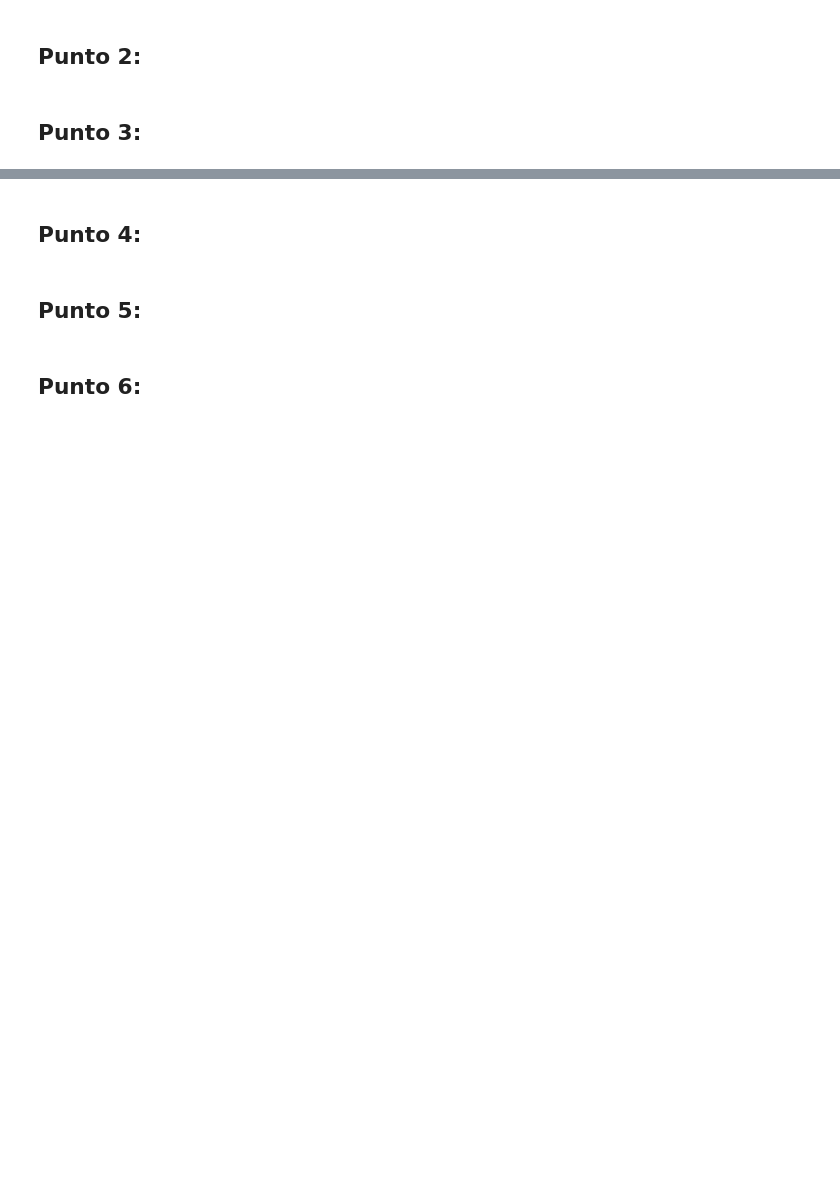
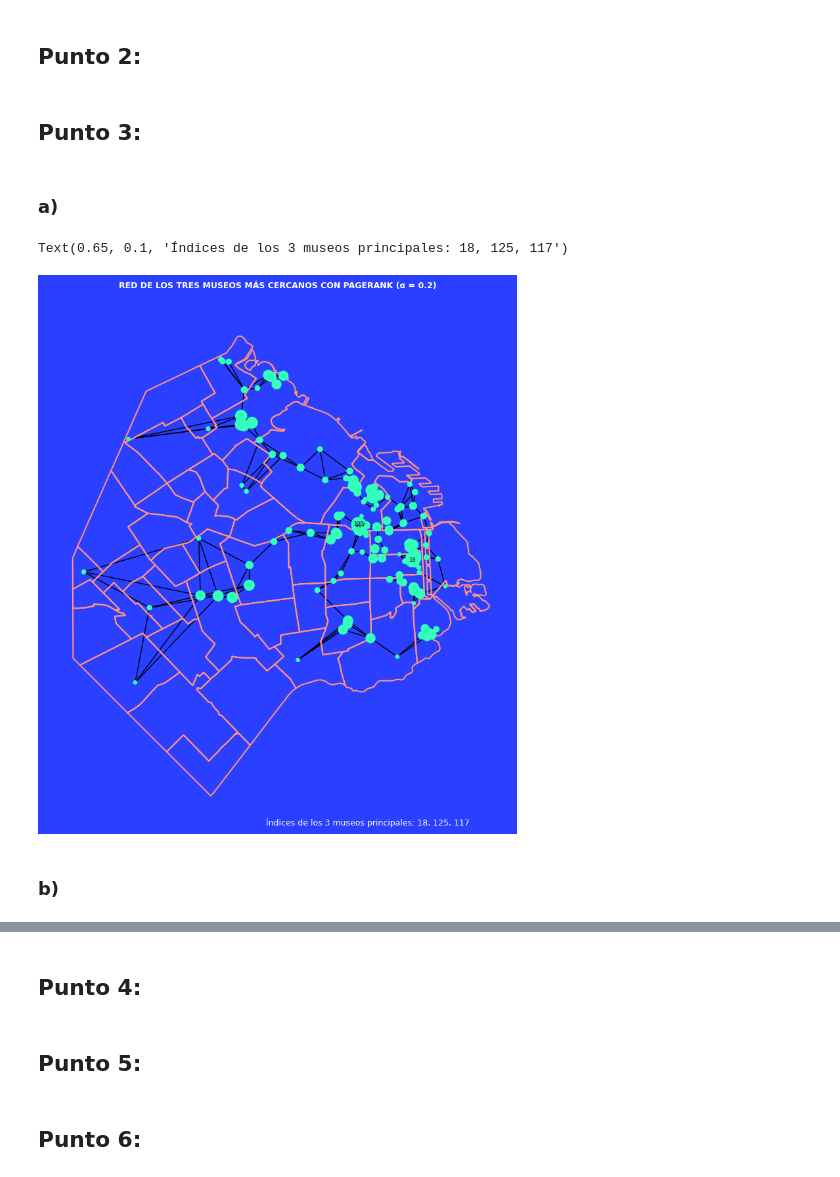
Before and after one commit to EvaI22/TP-ALC, a Jupyter notebook: TP1_template.ipynb, the cells around one changed output, grey strips where cells are left out. Cells and saved outputs as stored; diff of their text form; code cells hidden in the pictures; blank space fills up the shorter version.

```diff
--- a/TP1_template.ipynb
+++ b/TP1_template.ipynb
@@ -376,3 +366,67 @@ def calcula_B(C,cantidad_de_visitas):
 ## Punto 2:
 # %% [markdown]
 ## Punto 3:
+# %%
+# Datos de los museos y barrios
+museos = gpd.read_file('https://raw.githubusercontent.com/MuseosAbiertos/Leaflet-museums-OpenStreetMap/refs/heads/principal/data/export.geojson')
+barrios = gpd.read_file('https://cdn.buenosaires.gob.ar/datosabiertos/datasets/ministerio-de-educacion/barrios/barrios.geojson')
+# Matriz de distancias
+D = museos.to_crs("EPSG:22184").geometry.apply(lambda g: museos.to_crs("EPSG:22184").distance(g)).round().to_numpy()
+# Tabla de ranking
+ranking_museos = pd.DataFrame(columns=['museo','m_conexiones','alfa','pr','puesto'])
+# %% [markdown]
+### a)
+# %%
+A = construye_adyacencia(D,3)  # Matriz de adyacencia con los 3 museos más cercanos
+alfa = 1/5  # Factor de amortiguamiento
+p = calcula_pagerank(A, alfa)  # Vector de PageRank
+G = nx.from_numpy_array(A)  # Grafo a partir de la matriz de adyacencia
+# Diseño a partir de las coordenadas geográficas
+G_layout = {
+    i:v for i,v in enumerate(
+        zip(
+            museos.to_crs("EPSG:22184").get_coordinates()['x'],
+            museos.to_crs("EPSG:22184").get_coordinates()['y']
+           )
+    )
+}
+
+# Museos principales
+Nprincipales = 3 # Cantidad de museos principales a identificar
+principales = np.argsort(p)[-Nprincipales:] # Identifica a los N museos principales
+labels = {n: str(n) if i in principales else "" for i, n in enumerate(G.nodes)} # Nombres para esos nodos (museos principales)
+
+# Visualización
+factor_escala = 1e4 # Escala los nodos 10 mil veces para que sean visibles
+fig, ax = plt.subplots(figsize=(10, 10)) # Visualización del grafo sobre el mapa
+ax.axis("off")  # Oculta el borde (los ejes)
+fig.set_facecolor("#2a3fff")  # Color de fondo
+barrios.to_crs("EPSG:22184").boundary.plot(color='#ff9187',ax=ax) # Grafica los barrios
+# Grafica la red donde cada nodo tiene un tamaño proporcional al PageRank que le toco
+nx.draw_networkx(G,G_layout,node_size = p*factor_escala, ax=ax,with_labels=False, node_color='#31ffba')
+# Asignamos a una variable de descarte la instrucción que agrega los nombres al grafo, para prevenir que se impriman
+_ = nx.draw_networkx_labels(G, G_layout, labels=labels, font_size=6, font_color="k")
+
+# Título y pie de gráfico
+titulo = 'RED DE LOS TRES MUSEOS MÁS CERCANOS CON PAGERANK (α = 0.2)\n\n'
+ax.set_title(
+    titulo,
+    fontsize=9,
+    color='white',
+    fontweight='bold',
+)
+indices_principales = ", ".join(str(indice) for indice in principales)
+tex_indices = f'Índices de los {Nprincipales} museos principales: {indices_principales}'
+fig.text(
+    0.65,  # Posición horizontal
+    0.1, # Posición vertical
+    tex_indices,
+    ha='center',  # Alineado
+    fontsize=9,
+    color='white',
+)
+# %% [output]
+Text(0.65, 0.1, 'Índices de los 3 museos principales: 18, 125, 117')
+[figure, added]
+# %% [markdown]
+### b)
```
Also changed, not shown: parts of 12 cells of this notebook.
